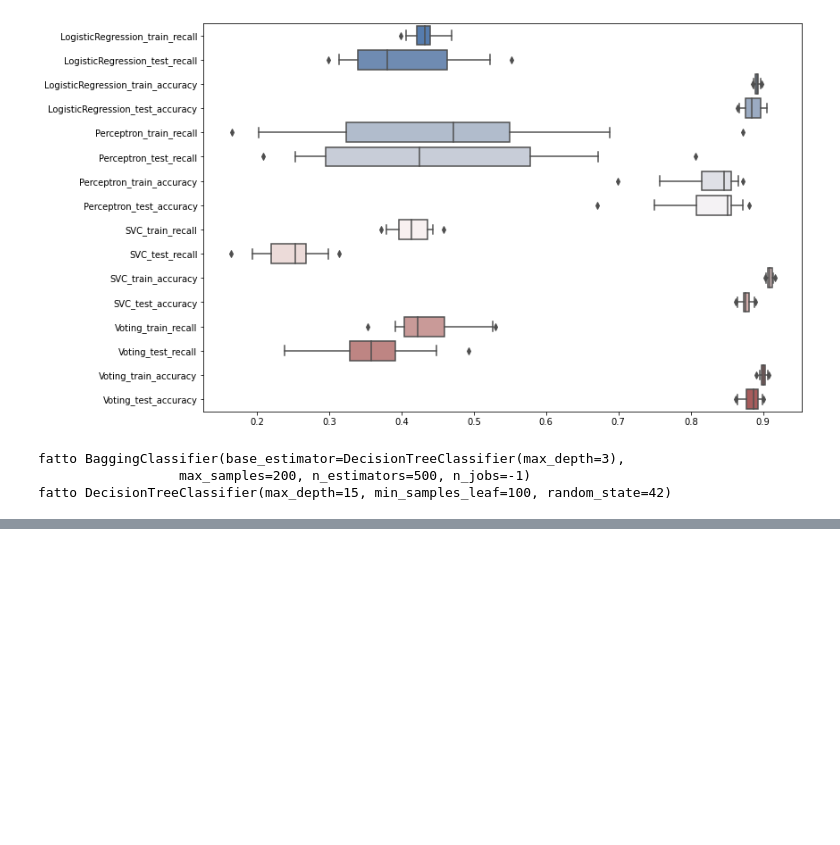
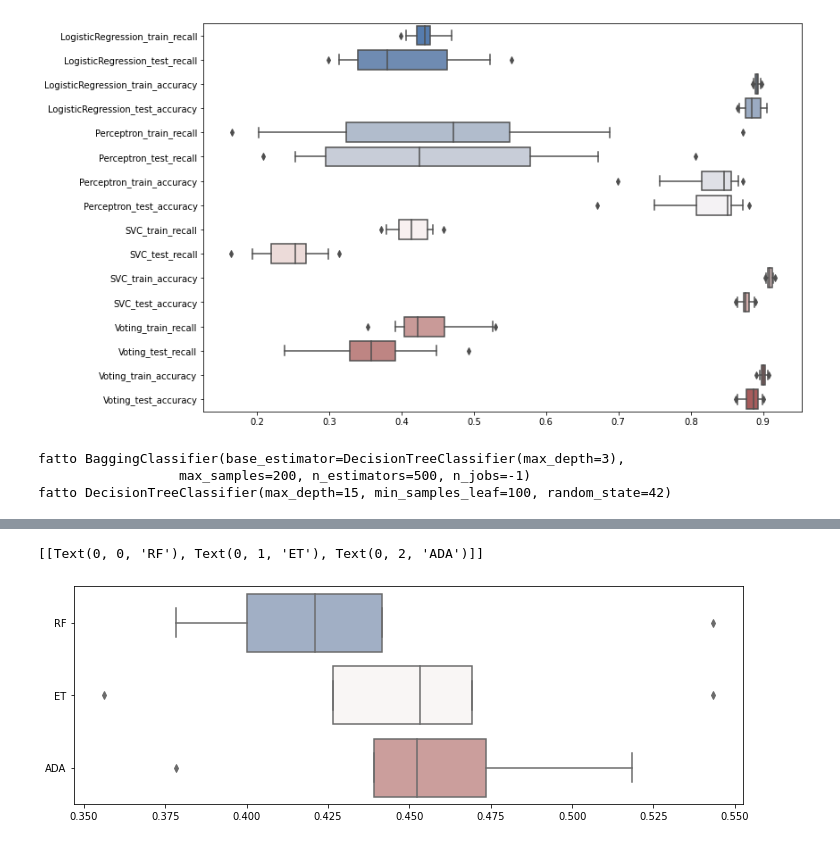
Before and after one commit to remarcoble/ML-marketing-campaign, a Jupyter notebook: main.ipynb, the cells around one changed output, grey strips where cells are left out. Drawn from its saved outputs; the diff is of its cells as text; code cells hidden in the pictures; blank space fills up the shorter version.

```diff
--- a/main.ipynb
+++ b/main.ipynb
@@ -834,0 +793,20 @@ for i in range(2):
+# %%
+ada_clf = AdaBoostClassifier(
+    DecisionTreeClassifier(max_depth=6),
+    n_estimators=250,
+    algorithm='SAMME.R',
+    learning_rate=0.5
+)
+scores_ada = cross_val_score(ada_clf, X_train, y_train, cv=5, scoring='f1', n_jobs=-1)
+# %%
+fig = plt.figure(figsize=(12,4))
+ax = fig.add_subplot()
+sns.boxplot(ax = ax,
+            data = [scores_rnf, scores_et, scores_ada],
+            palette = 'vlag',
+            orient = 'h'
+           )
+ax.set(yticklabels=['RF','ET','ADA'])
+# %% [output]
+[[Text(0, 0, 'RF'), Text(0, 1, 'ET'), Text(0, 2, 'ADA')]]
+[figure, added]
```
Also changed, not shown: parts of 22 cells of this notebook.
